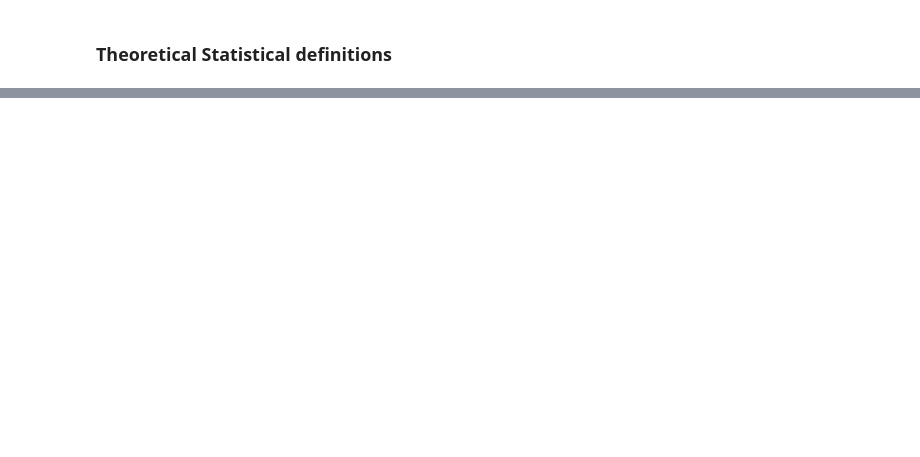
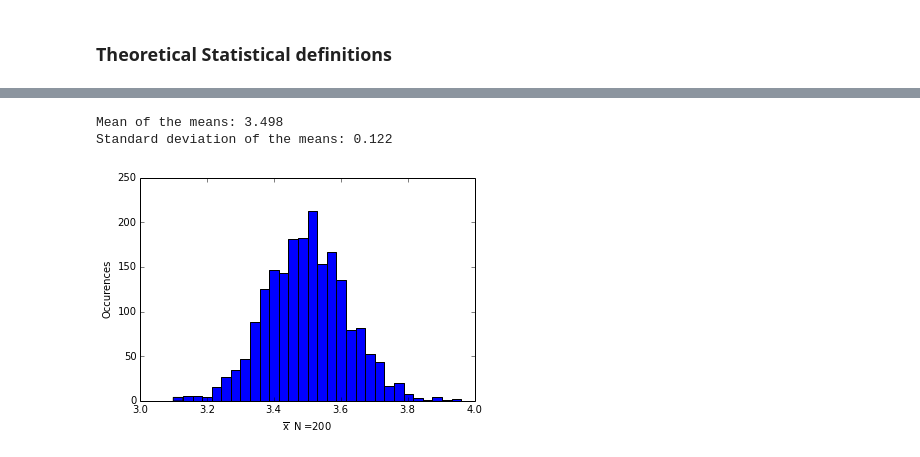
Before and after one commit to jklymak/Phy411, a Jupyter notebook: lectures/Lecture-01-Statistics-of-Random-Variables.ipynb, the cells around one changed output, grey strips where cells are left out. Saved outputs shown, nothing was run; the diff lists cells and outputs as text; code cells hidden in the pictures; blank space fills up the shorter version.

```diff
--- a/lectures/Lecture-01-Statistics-of-Random-Variables.ipynb
+++ b/lectures/Lecture-01-Statistics-of-Random-Variables.ipynb
@@ -126,0 +143,29 @@ array([ 6.25,  2.25,  0.25,  0.25,  2.25,  6.25])
+# %%
+def getrolls(N,doprint=False,theseed=None):
+    import numpy as np
+    import scipy.stats as stats
+    np.random.seed(seed=theseed) # This just makes the "random" result the same everytime
+                            # I run the code.
+    xx=np.random.rand(N)*5.999999999+0.99999999 # this will be from 1. to 6.99999999
+    xx=np.floor(xx) # this will return integers from 1 to 6
+    if doprint:
+        st=''
+        hd=''
+        for i in range(1,7):
+            inds = np.where(xx==i)[0]
+            hd = hd+'%d     '%i
+            st+='%1.3f  '%(float(len(inds))/float(N))
+        print 'Numer of rolls: %d' % N
+        print hd
+        print st
+        print 'Mean: %1.3f'%np.mean(xx)
+        print 'Variance: %1.3f'%np.var(xx)
+        print 'Skewness: %1.3f'%stats.skew(xx)
+        print 'Kurtosis: %1.3f'%stats.kurtosis(xx)
+        print ''
+    return xx
+xx=getrolls(20,doprint=True,theseed=789)
+xx=getrolls(200,doprint=True,theseed=789)
+xx=getrolls(2000,doprint=True,theseed=789)
+xx=getrolls(20000,doprint=True,theseed=789)
+xx=getrolls(2000000,doprint=True,theseed=789)
@@ -126,0 +206,17 @@ array([ 6.25,  2.25,  0.25,  0.25,  2.25,  6.25])
+# %%
+Nexpts = 2000
+means=zeros(Nexpts)
+for i in range(Nexpts):
+    xx=getrolls(200)
+    means[i]=np.mean(xx)
+means200=means
+# %%
+fig=figure();ax=fig.add_subplot(1,1,1);
+ax.hist(means,30)
+ax.set_xlabel('$\overline{x}\ \ N=200$');ax.set_ylabel('Occurences');ax.set_xlim([3.0,4.])
+print 'Mean of the means: %1.3f' % np.mean(means)
+print 'Standard deviation of the means: %1.3f' % np.std(means)
+# %% [output]
+Mean of the means: 3.498
+Standard deviation of the means: 0.122
+[figure, added]
```
Also changed, not shown: parts of 61 cells of this notebook, 1 other file.
